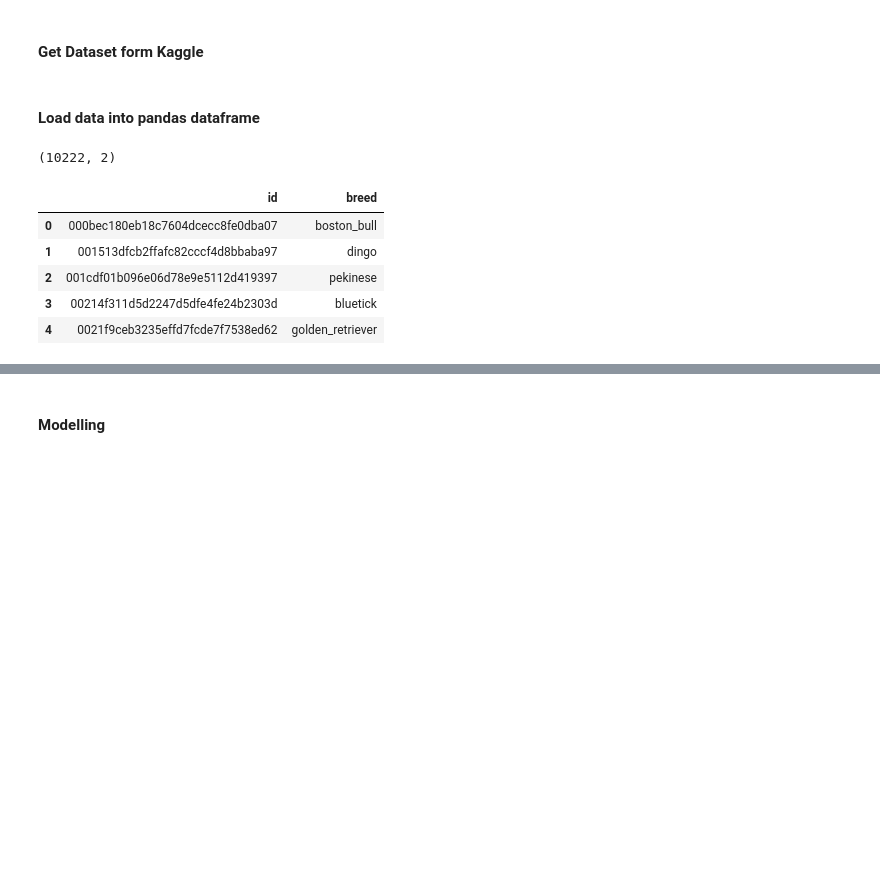
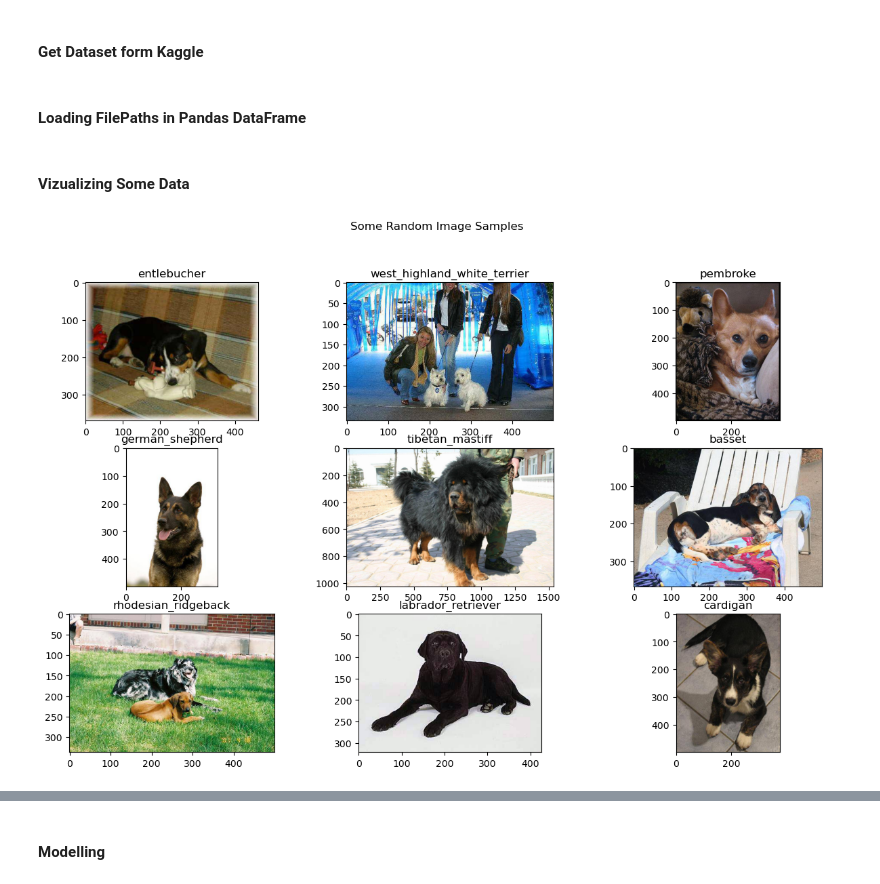
Before and after one commit to Pranav-Nagpure/Dog-Breed-Prediction-NB, a Jupyter notebook: Dog Breed Prediction.ipynb, the cells around one changed output, grey strips where cells are left out. Saved outputs shown, nothing was run; the diff lists cells and outputs as text; code cells hidden in the pictures; blank space fills up the shorter version.

```diff
--- a/Dog Breed Prediction.ipynb
+++ b/Dog Breed Prediction.ipynb
@@ -30,14 +43,2 @@ from keras.optimizers import Adam
-# %% [markdown]
-#### Load data into pandas dataframe
-# %%
-labels = pd.read_csv('dataset/labels.csv')
-print(labels.shape)
-labels.head()
-# %% [output]
-(10222, 2)
-|  | id | breed |
-| 0 | 000bec180eb18c7604dcecc8fe0dba07 | boston_bull |
-| 1 | 001513dfcb2ffafc82cccf4d8bbaba97 | dingo |
-| 2 | 001cdf01b096e06d78e9e5112d419397 | pekinese |
-| 3 | 00214f311d5d2247d5dfe4fe24b2303d | bluetick |
-| 4 | 0021f9ceb3235effd7fcde7f7538ed62 | golden_retriever |
+# %% [markdown]
+#### Loading FilePaths in Pandas DataFrame
@@ -44,2 +48,17 @@ labels.head()
+# %% [markdown]
+#### Vizualizing Some Data
+# %%
+# Vizualize some random images
+images = data_df.sample(n=9)
+fig, ax = plt.subplots(3, 3, figsize=(15, 9))
+fig.suptitle('Some Random Image Samples')
+for i in range(3):
+    for j in range(3):
+        k = 3 * i + j
+        img = imread(images.iloc[k, 0])
+        ax[i][j].imshow(img)
+        ax[i][j].set_title(images.iloc[k, 1])
+# %% [output]
+[figure, added]
 # %%
 # Vizualize count of each breed
```
Also changed, not shown: parts of 20 cells of this notebook, 4 other files.
